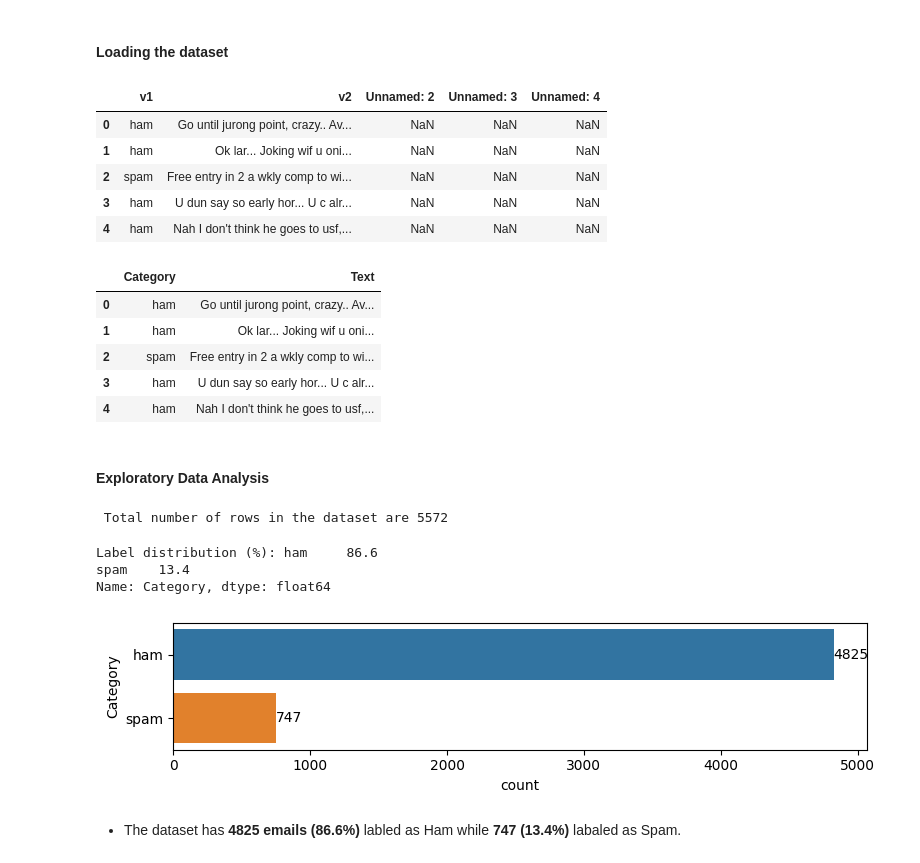
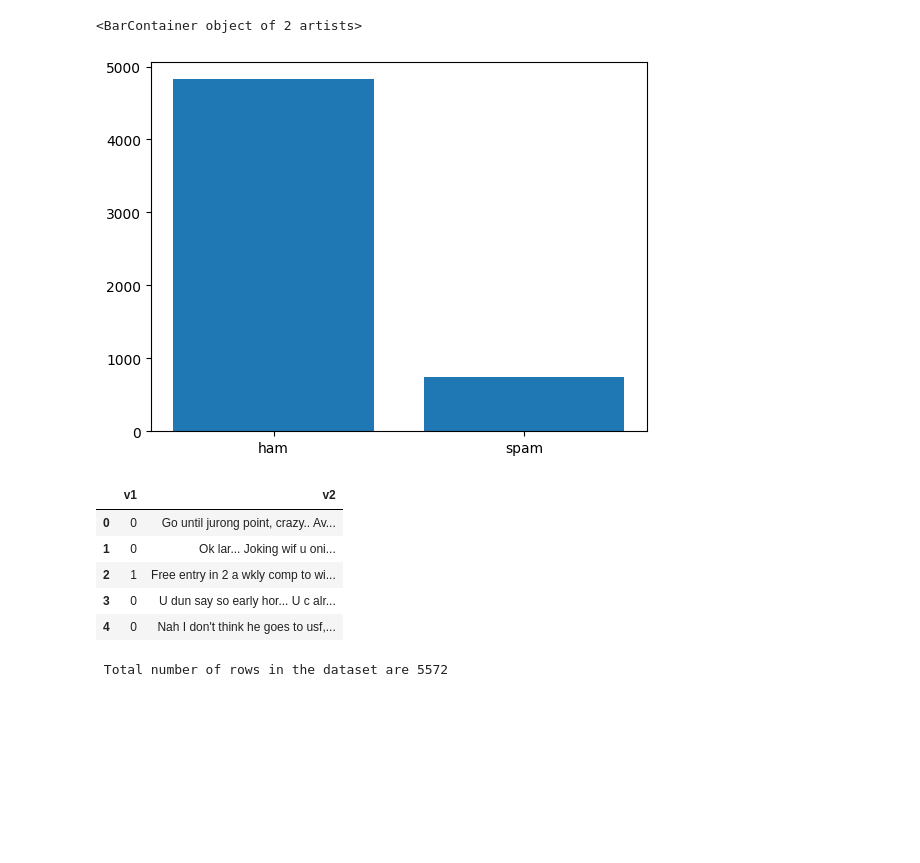
Before and after one commit to shilpeemaitra/Lab, a Jupyter notebook: Lab8_2348557.ipynb, the cells around one changed output. Cells and saved outputs as stored; diff of their text form; code cells hidden in the pictures; blank space fills up the shorter version.

```diff
--- a/Lab8_2348557.ipynb
+++ b/Lab8_2348557.ipynb
@@ -13,55 +13,28 @@ import warnings
 warnings.filterwarnings('ignore')
 
 from sklearn.metrics import accuracy_score, precision_score, recall_score, f1_score
-# %% [markdown]
-#### Loading the dataset
-# %%
-#Load data & print samples
-df = pd.read_csv('/content/spam.csv',encoding='latin-1')
-df.head()
-# %% [output]
-|  | v1 | v2 | Unnamed: 2 | Unnamed: 3 | Unnamed: 4 |
-| 0 | ham | Go until jurong point, crazy.. Av... | NaN | NaN | NaN |
-| 1 | ham | Ok lar... Joking wif u oni... | NaN | NaN | NaN |
-| 2 | spam | Free entry in 2 a wkly comp to wi... | NaN | NaN | NaN |
-| 3 | ham | U dun say so early hor... U c alr... | NaN | NaN | NaN |
-| 4 | ham | Nah I don't think he goes to usf,... | NaN | NaN | NaN |
-# %%
-#Let's drop the non-relevant unnamed columns
-df=df.drop(['Unnamed: 2', 'Unnamed: 3','Unnamed: 4'],axis=1)
-
-# Renaming v1 & v2 as Category & Text
-df=df.rename(columns={"v1":"Category","v2":"Text"})
-
-#Sample post modifications
-df.head()
-# %% [output]
-|  | Category | Text |
-| 0 | ham | Go until jurong point, crazy.. Av... |
-| 1 | ham | Ok lar... Joking wif u oni... |
-| 2 | spam | Free entry in 2 a wkly comp to wi... |
-| 3 | ham | U dun say so early hor... U c alr... |
-| 4 | ham | Nah I don't think he goes to usf,... |
-# %% [markdown]
-#### Exploratory Data Analysis
+# %%
+#plotting the distribution
+import matplotlib.pyplot as plt
+plt.bar(data['v1'].unique(),data['v1'].value_counts())
+# %% [output]
+<BarContainer object of 2 artists>
+[figure, added]
+# %%
+#Assigning nominal data numeric values
+from sklearn.preprocessing import LabelEncoder
+le=LabelEncoder()
+data['v1']=le.fit_transform(data['v1'])
+data.head()
+# %% [output]
+|  | v1 | v2 |
+| 0 | 0 | Go until jurong point, crazy.. Av... |
+| 1 | 0 | Ok lar... Joking wif u oni... |
+| 2 | 1 | Free entry in 2 a wkly comp to wi... |
+| 3 | 0 | U dun say so early hor... U c alr... |
+| 4 | 0 | Nah I don't think he goes to usf,... |
 # %%
 #Let's check the length of the dataset
 print(" Total number of rows in the dataset are", len(df))
 # %% [output]
  Total number of rows in the dataset are 5572
-# %%
-#Let's check the distribution of the Ham & Spam
-
-print('Label distribution (%):', round(df.Category.value_counts(normalize=True),3)*100)
-plt.figure(figsize=(8,2))
-ax=sns.countplot(data=df, y='Category')
-for container in ax.containers:
-    ax.bar_label(container)
-plt.tight_layout()
-# %% [output]
-Label distribution (%): ham     86.6
-spam    13.4
-Name: Category, dtype: float64
-[figure, removed]
-# %% [markdown]
-- The dataset has **4825 emails (86.6%)** labled as Ham while **747 (13.4%)** labaled as Spam.
```
Also changed, not shown: parts of 25 cells of this notebook.
